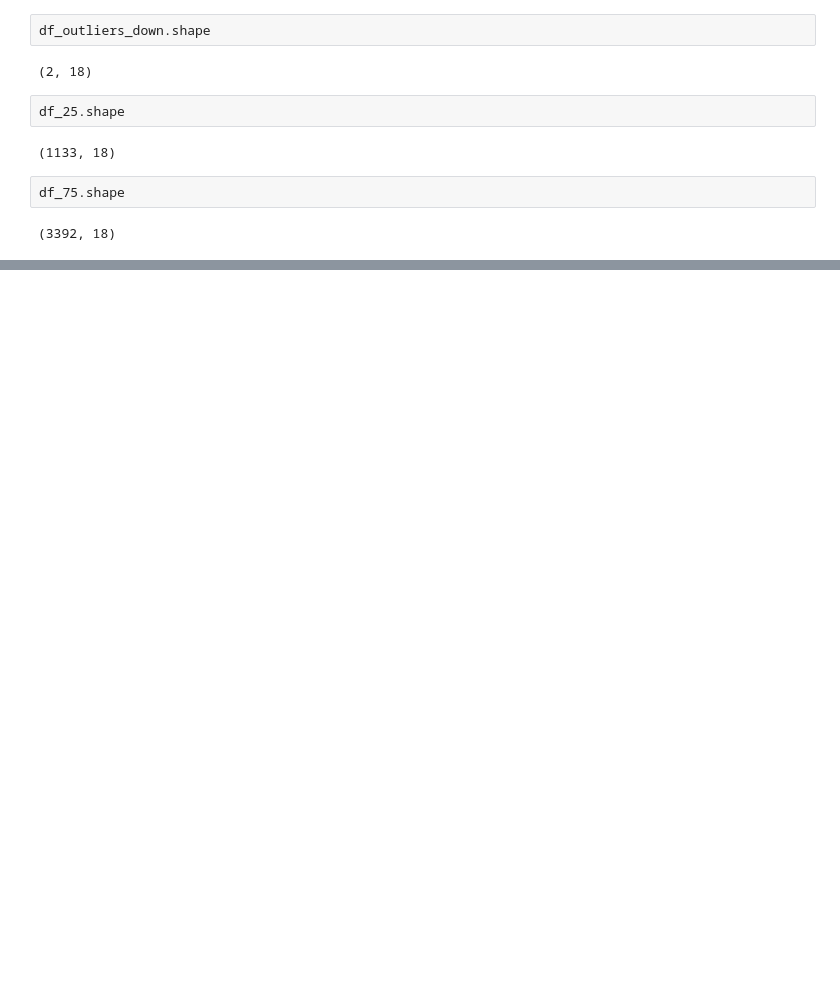
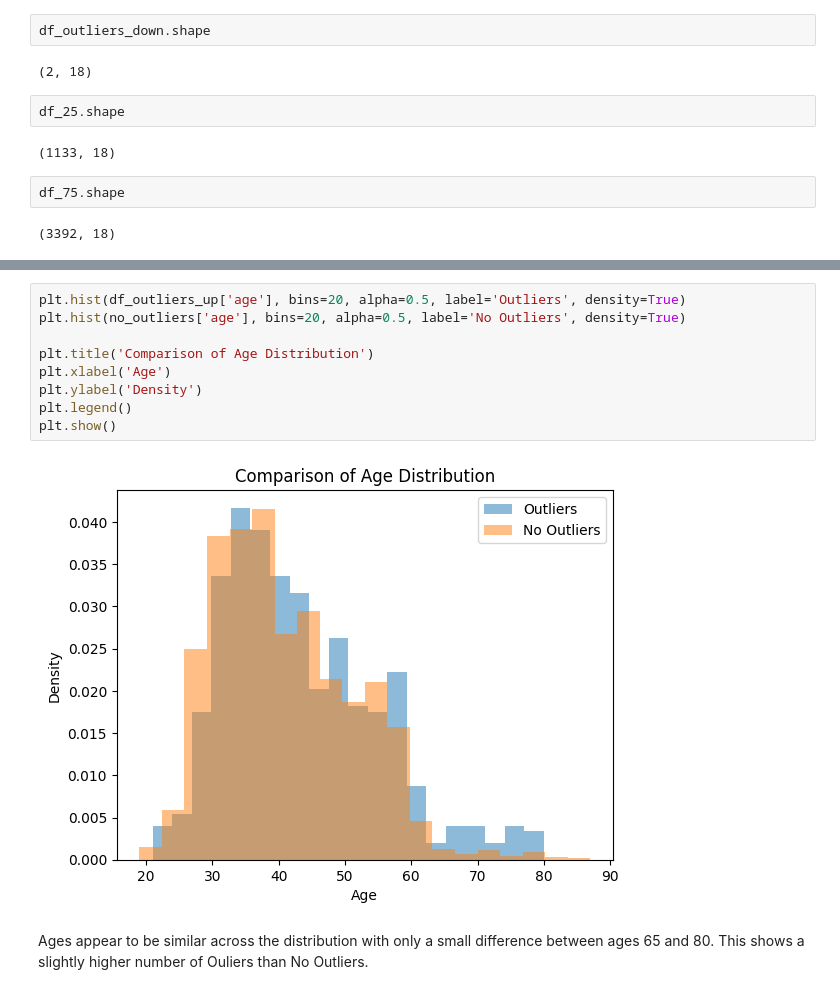
Before and after one commit to viktoruebelhart/uci_bank, a Jupyter notebook: UCI_BANK.ipynb, the cells around one changed output, grey strips where cells are left out. Drawn from its saved outputs; the diff is of its cells as text; blank space fills up the shorter version.

```diff
--- a/UCI_BANK.ipynb
+++ b/UCI_BANK.ipynb
@@ -425,0 +481,13 @@ df_combined_description
+# %%
+plt.hist(df_outliers_up['age'], bins=20, alpha=0.5, label='Outliers', density=True)
+plt.hist(no_outliers['age'], bins=20, alpha=0.5, label='No Outliers', density=True)
+
+plt.title('Comparison of Age Distribution')
+plt.xlabel('Age')
+plt.ylabel('Density')
+plt.legend()
+plt.show()
+# %% [output]
+[figure, added]
+# %% [markdown]
+Ages appear to be similar across the distribution with only a small difference between ages 65 and 80. This shows a slightly higher number of Ouliers than No Outliers.
```
Also changed, not shown: parts of 15 cells of this notebook.
